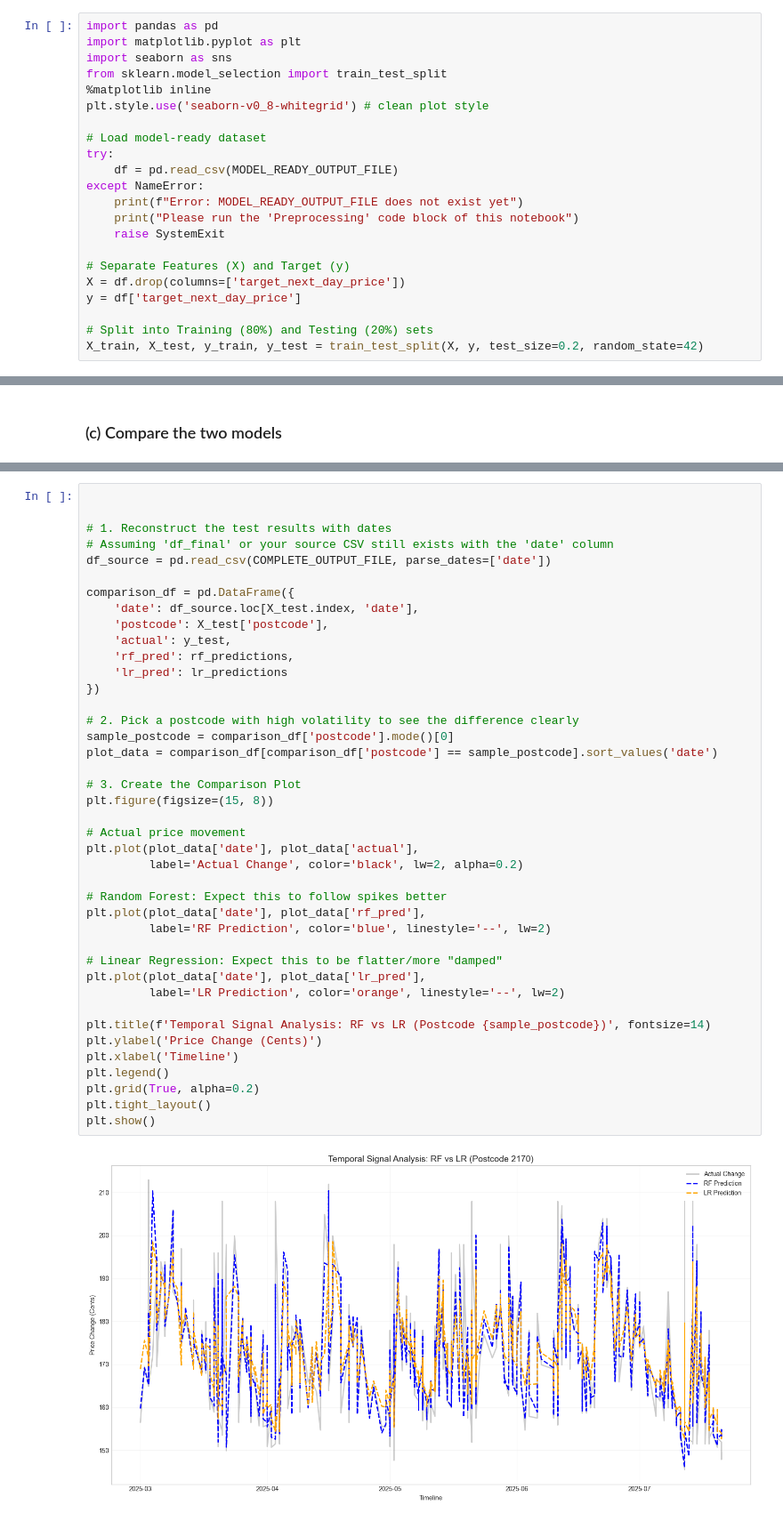
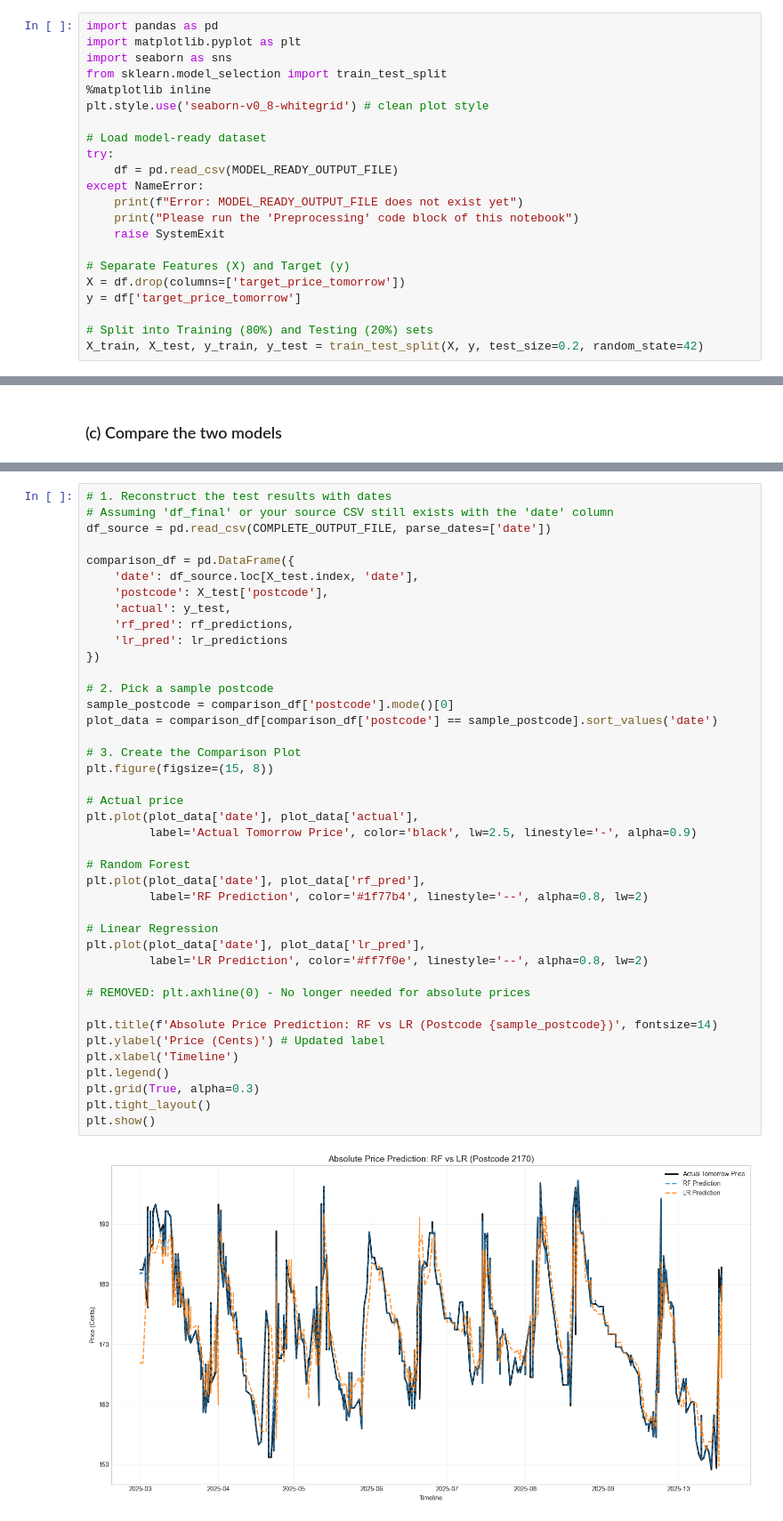
Before and after one commit to tim-fan1/engg2112, a Jupyter notebook: main.ipynb, the cells around one changed output, grey strips where cells are left out. Shown at 89% size. Drawn from its saved outputs; the diff is of its cells as text.

```diff
--- a/main.ipynb
+++ b/main.ipynb
@@ -340,8 +338,8 @@ except NameError:
     raise SystemExit
 
 # Separate Features (X) and Target (y)
-X = df.drop(columns=['target_next_day_price'])
-y = df['target_next_day_price']
+X = df.drop(columns=['target_price_tomorrow'])
+y = df['target_price_tomorrow']
 
 # Split into Training (80%) and Testing (20%) sets
 X_train, X_test, y_train, y_test = train_test_split(X, y, test_size=0.2, random_state=42)
@@ -440,43 +472,43 @@ plt.show()
 # %%
-
-
 # 1. Reconstruct the test results with dates
 # Assuming 'df_final' or your source CSV still exists with the 'date' column
 df_source = pd.read_csv(COMPLETE_OUTPUT_FILE, parse_dates=['date'])
 
 comparison_df = pd.DataFrame({
     'date': df_source.loc[X_test.index, 'date'],
     'postcode': X_test['postcode'],
     'actual': y_test,
     'rf_pred': rf_predictions,
     'lr_pred': lr_predictions
 })
 
-# 2. Pick a postcode with high volatility to see the difference clearly
+# 2. Pick a sample postcode
 sample_postcode = comparison_df['postcode'].mode()[0]
 plot_data = comparison_df[comparison_df['postcode'] == sample_postcode].sort_values('date')
 
 # 3. Create the Comparison Plot
 plt.figure(figsize=(15, 8))
 
-# Actual price movement
+# Actual price
 plt.plot(plot_data['date'], plot_data['actual'],
-         label='Actual Change', color='black', lw=2, alpha=0.2)
+         label='Actual Tomorrow Price', color='black', lw=2.5, linestyle='-', alpha=0.9)
 
-# Random Forest: Expect this to follow spikes better
+# Random Forest
 plt.plot(plot_data['date'], plot_data['rf_pred'],
-         label='RF Prediction', color='blue', linestyle='--', lw=2)
+         label='RF Prediction', color='#1f77b4', linestyle='--', alpha=0.8, lw=2)
 
-# Linear Regression: Expect this to be flatter/more "damped"
+# Linear Regression
 plt.plot(plot_data['date'], plot_data['lr_pred'],
-         label='LR Prediction', color='orange', linestyle='--', lw=2)
+         label='LR Prediction', color='#ff7f0e', linestyle='--', alpha=0.8, lw=2)
 
-plt.title(f'Temporal Signal Analysis: RF vs LR (Postcode {sample_postcode})', fontsize=14)
-plt.ylabel('Price Change (Cents)')
+# REMOVED: plt.axhline(0) - No longer needed for absolute prices
+
+plt.title(f'Absolute Price Prediction: RF vs LR (Postcode {sample_postcode})', fontsize=14)
+plt.ylabel('Price (Cents)') # Updated label
 plt.xlabel('Timeline')
 plt.legend()
-plt.grid(True, alpha=0.2)
+plt.grid(True, alpha=0.3)
 plt.tight_layout()
 plt.show()
 # %% [output]
-[figure, old version]
+[figure, new version]
```
Also changed, not shown: parts of 11 cells of this notebook.
